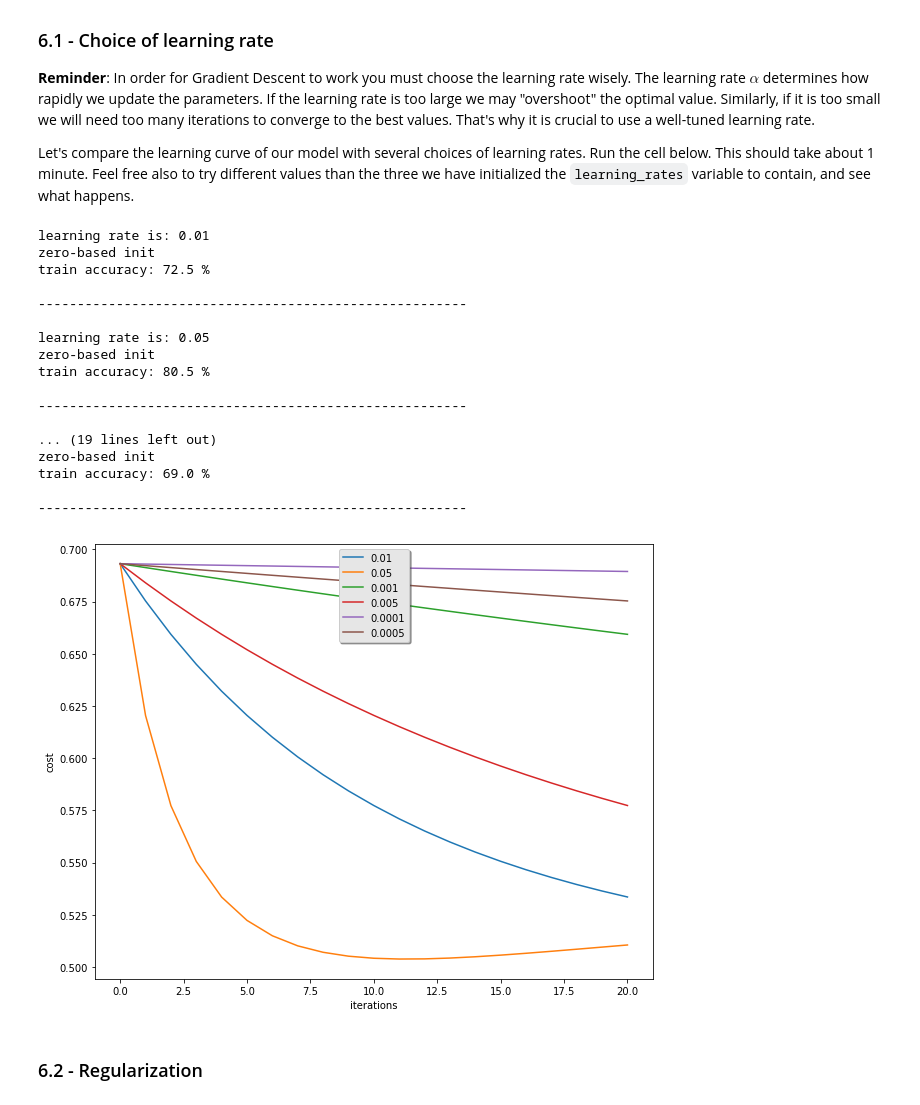
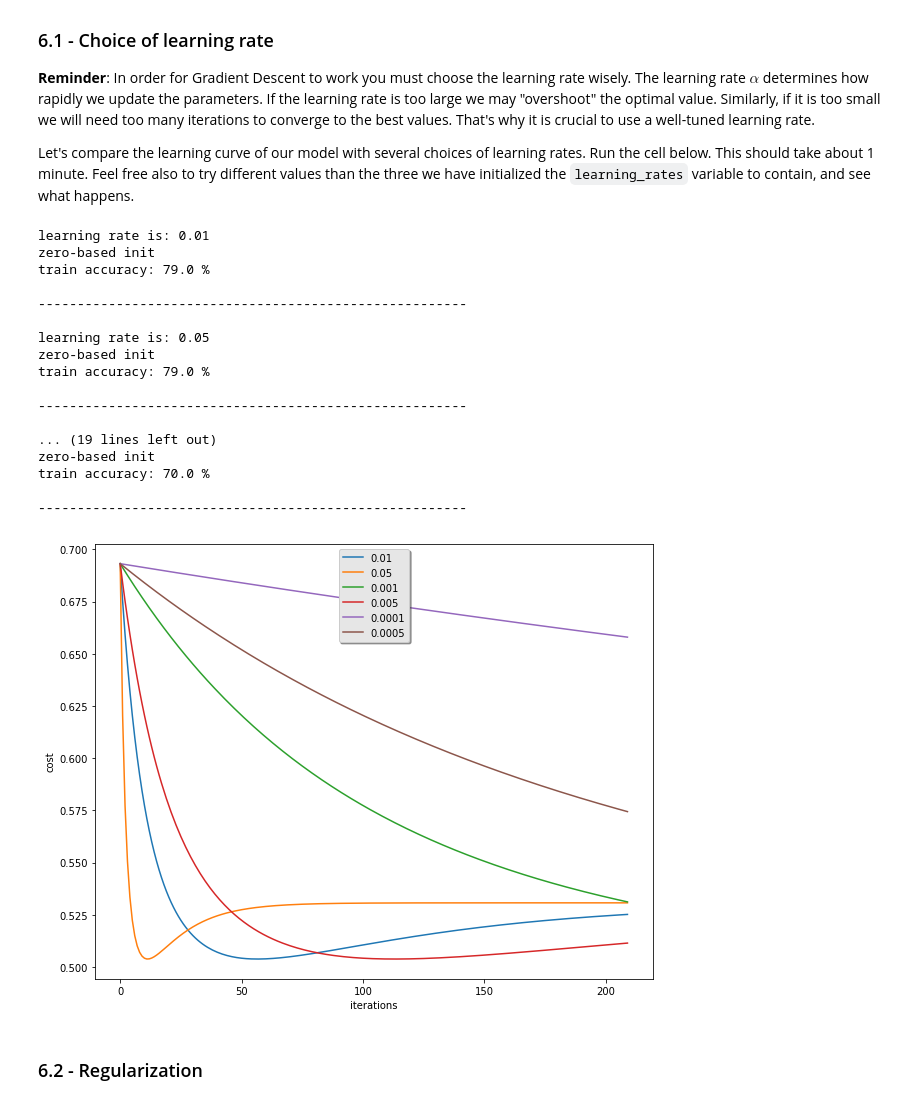
Before and after one commit to dpalominop/SistemasInteligentes, a Jupyter notebook: semana4/ucsp-nn-scratch-2classes.ipynb, the cells around one changed output. Drawn from its saved outputs; the diff is of its cells as text; code cells hidden in the pictures.

```diff
--- a/semana4/ucsp-nn-scratch-2classes.ipynb
+++ b/semana4/ucsp-nn-scratch-2classes.ipynb
@@ -756,38 +756,38 @@ models = {}
 for lr in learning_rates:
     print ("learning rate is: " + str(lr))
     # train model here with different learning rates (≈ 1 line of code)
-    models[str(lr)] = train(X, y, num_iterations=2100, learning_rate=lr)
+    models[str(lr)] = train(X, y, num_iterations=21000, learning_rate=lr)
     print ('\n' + "-------------------------------------------------------" + '\n')
 
 for lr in learning_rates:
     plt.plot(np.squeeze(models[str(lr)]["costs"]), label= str(models[str(lr)]["learning_rate"]))
 
 plt.ylabel('cost')
 plt.xlabel('iterations')
 
 legend = plt.legend(loc='upper center', shadow=True)
 frame = legend.get_frame()
 frame.set_facecolor('0.90')
 plt.show()
 # %% [output]
 learning rate is: 0.01
 zero-based init
-train accuracy: 72.5 %
+train accuracy: 79.0 %
 
 -------------------------------------------------------
 
 learning rate is: 0.05
 zero-based init
-train accuracy: 80.5 %
+train accuracy: 79.0 %
 
 -------------------------------------------------------
 
 ... (19 lines left out)
 zero-based init
-train accuracy: 69.0 %
+train accuracy: 70.0 %
 
 -------------------------------------------------------
-[figure, old version]
+[figure, new version]
 # %% [markdown]
 ### 6.2 - Regularization
 # %%
```
Also changed, not shown: parts of 1 cell of this notebook, 2 other files.
